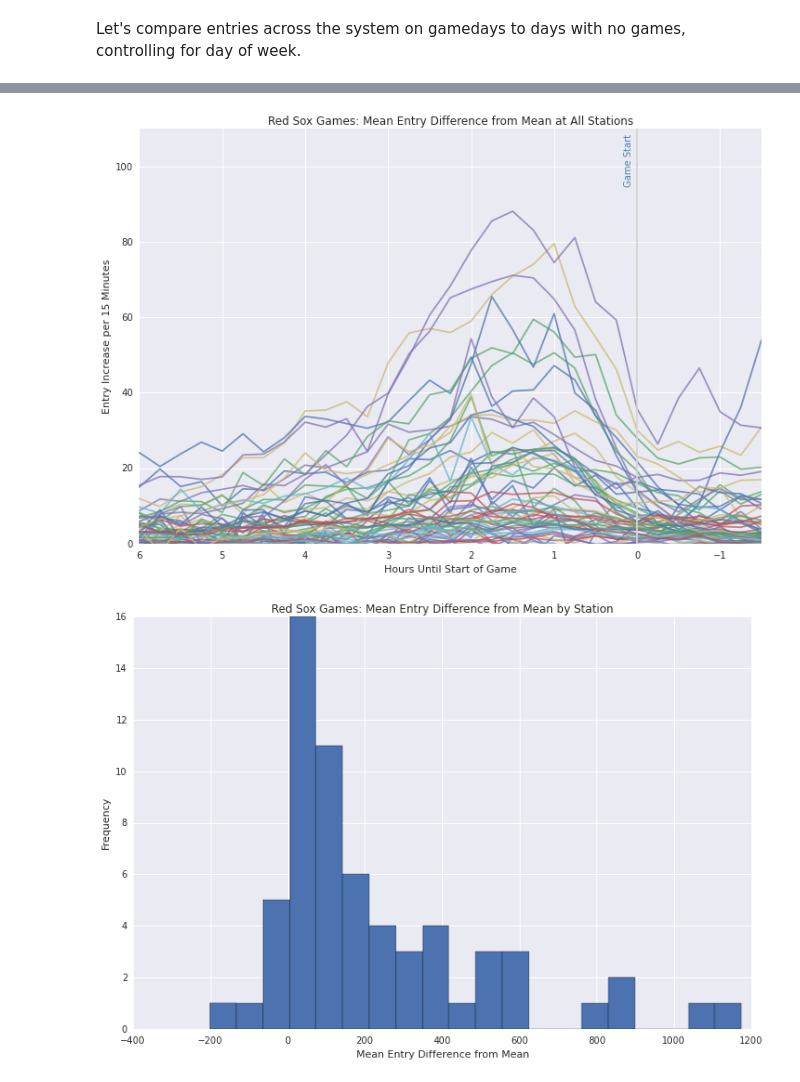
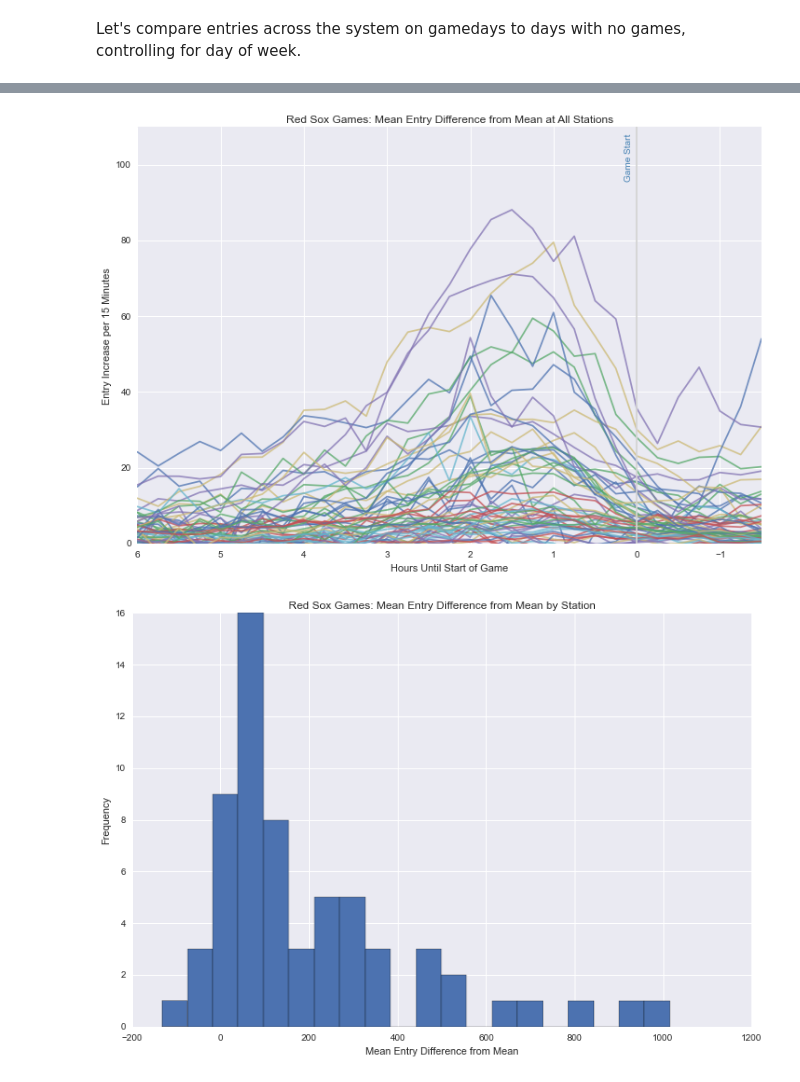
Before and after one commit to azampagl/harvard-capstone, a Jupyter notebook: src/sports/sox_pregame.ipynb, the cells around one changed output, grey strips where cells are left out. Cells and saved outputs as stored; diff of their text form; code cells hidden in the pictures.

```diff
--- a/src/sports/sox_pregame.ipynb
+++ b/src/sports/sox_pregame.ipynb
@@ -135,11 +253,14 @@ entry_differences_dow['entries_vs_mean_per_line'] = entry_differences_dow.entrie
 entry_differences_dow['entries_vs_mean_per_line_ratio'] = entry_differences_dow.entries_per_line / entry_differences_dow.mean_entries_per_line
 
 # Calculate mean differences and clean up timedeltas that don't place nicely with groupings.
+# Also retain mean entries for later plotting.
 mean_entry_differences_dow = entry_differences_dow.groupby(['name','line_1','line_2','time_until_game_start']).agg({
         'entries_vs_mean': [np.mean,np.std],
         'entries_vs_mean_ratio': [np.mean,np.std],
         'entries_vs_mean_per_line': [np.mean,np.std],
-        'entries_vs_mean_per_line_ratio': [np.mean,np.std]
+        'entries_vs_mean_per_line_ratio': [np.mean,np.std],
+        'mean_entries': np.mean,
+        'mean_entries_per_line': np.mean
     }).reset_index()
 mean_entry_differences_dow.time_until_game_start = pd.to_timedelta(mean_entry_differences_dow.time_until_game_start)
 mean_entry_differences_dow['hours_until_game_start'] = mean_entry_differences_dow.time_until_game_start.astype(np.int) / timedelta_base
@@ -156,5 +269,4 @@ mean_entry_differences_dow.head()
 # %%
 # Extract useful information.
-mean_entry_differences_dow_truncated = mean_entry_differences_dow[[0,1,2,12,8,6]].copy()
+mean_entry_differences_dow_truncated = mean_entry_differences_dow[[0,1,2,14,6,4,10,11]].copy()
 mean_entry_differences_dow_truncated.columns = mean_entry_differences_dow_truncated.columns.get_level_values(0)
-mean_entry_differences_dow_truncated
@@ -216,22 +337,22 @@ plt.ylim(ylim)
 # Show.
 plt.show()
 # %% [output]
-[figure, old version]
+[figure, new version]
 # %%
 # Calculate sums for each station and plot distribution.
 
 # Calculate sum for each station.
-mean_entry_differences_dow_by_station = mean_entry_differences_dow_truncated.ix[mean_entry_differences_dow_truncated.hours_until_game_start > -.5,:].groupby(['name','line_1','line_2']).agg({'entries_vs_mean': np.sum})
+mean_entry_differences_dow_by_station = mean_entry_differences_dow_truncated.ix[(mean_entry_differences_dow_truncated.hours_until_game_start > -.5) & (mean_entry_differences_dow_truncated.hours_until_game_start <= 4),:].groupby(['name','line_1','line_2']).agg({'entries_vs_mean': np.sum, 'mean_entries': np.sum})
 
 # Start plotting.
 plt.figure(figsize=default_figsize)
 plt.hist(mean_entry_differences_dow_by_station.entries_vs_mean, bins=20)
 
 # Prettify.
 plt.title('Red Sox Games: Mean Entry Difference from Mean by Station')
 plt.xlabel('Mean Entry Difference from Mean'); plt.ylabel('Frequency')
 
 # Show.
 plt.show()
 # %% [output]
-[figure, old version]
+[figure, new version]
```
Also changed, not shown: parts of 46 cells of this notebook, 3 other files.
